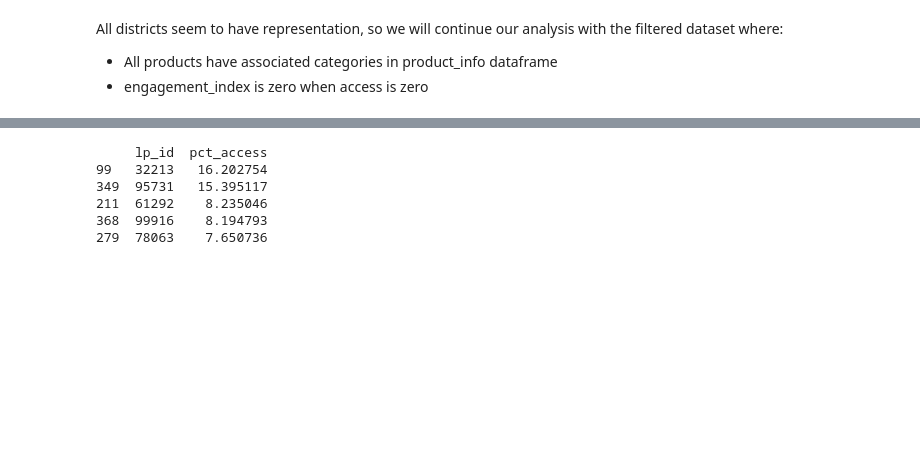
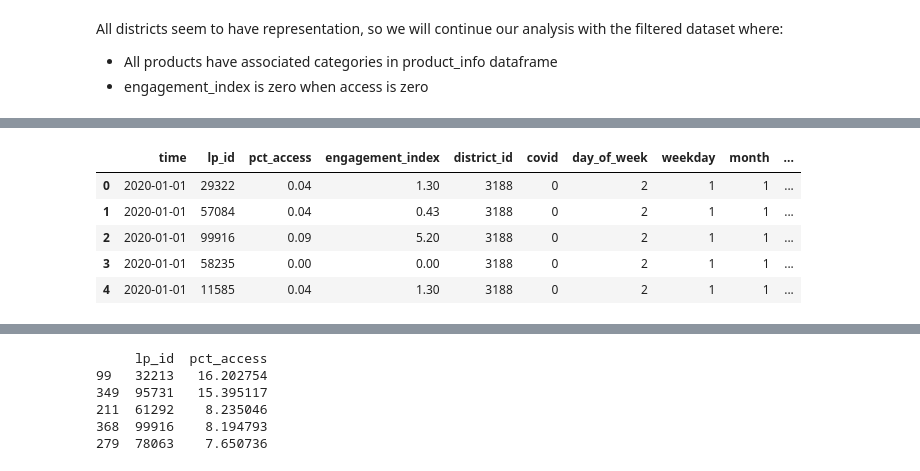
Before and after one commit to eshanprashar/covid_edtech_usage, a Jupyter notebook: code/00_cleaning_merging.ipynb, the cells around one changed output, grey strips where cells are left out. Drawn from its saved outputs; the diff is of its cells as text; code cells hidden in the pictures; blank space fills up the shorter version.

```diff
--- a/code/00_cleaning_merging.ipynb
+++ b/code/00_cleaning_merging.ipynb
@@ -126,0 +138,18 @@ engagement_data_filtered.to_parquet(os.path.join(data_dir, 'engagement_data_filt
+# %%
+# Add a binary column called covid, which will be zero (pre-covid) from 2020-01-01 to 2020-03-15 and 1 (during covid)from 2020-03-16 onwards
+engagement_data_filtered['time'] = pd.to_datetime(engagement_data_filtered['time'])
+engagement_data_filtered['covid'] = (engagement_data_filtered['time'] >= '2020-03-16').astype(int)
+
+# We should also add day of thr week and a binary variable for weekday (1 when weekday, 0 when weekend)
+engagement_data_filtered['day_of_week'] = engagement_data_filtered['time'].dt.dayofweek
+engagement_data_filtered['weekday'] = (engagement_data_filtered['day_of_week'] < 5).astype(int)
+engagement_data_filtered['month'] = engagement_data_filtered['time'].dt.month
+engagement_data_filtered['day'] = engagement_data_filtered['time'].dt.day
+engagement_data_filtered.head(5)
+# %% [output]
+|  | time | lp_id | pct_access | engagement_index | district_id | covid | day_of_week | weekday | month | ... |
+| 0 | 2020-01-01 | 29322 | 0.04 | 1.30 | 3188 | 0 | 2 | 1 | 1 | ... |
+| 1 | 2020-01-01 | 57084 | 0.04 | 0.43 | 3188 | 0 | 2 | 1 | 1 | ... |
+| 2 | 2020-01-01 | 99916 | 0.09 | 5.20 | 3188 | 0 | 2 | 1 | 1 | ... |
+| 3 | 2020-01-01 | 58235 | 0.00 | 0.00 | 3188 | 0 | 2 | 1 | 1 | ... |
+| 4 | 2020-01-01 | 11585 | 0.04 | 1.30 | 3188 | 0 | 2 | 1 | 1 | ... |
```
Also changed, not shown: parts of 5 cells of this notebook, 5 other files.
